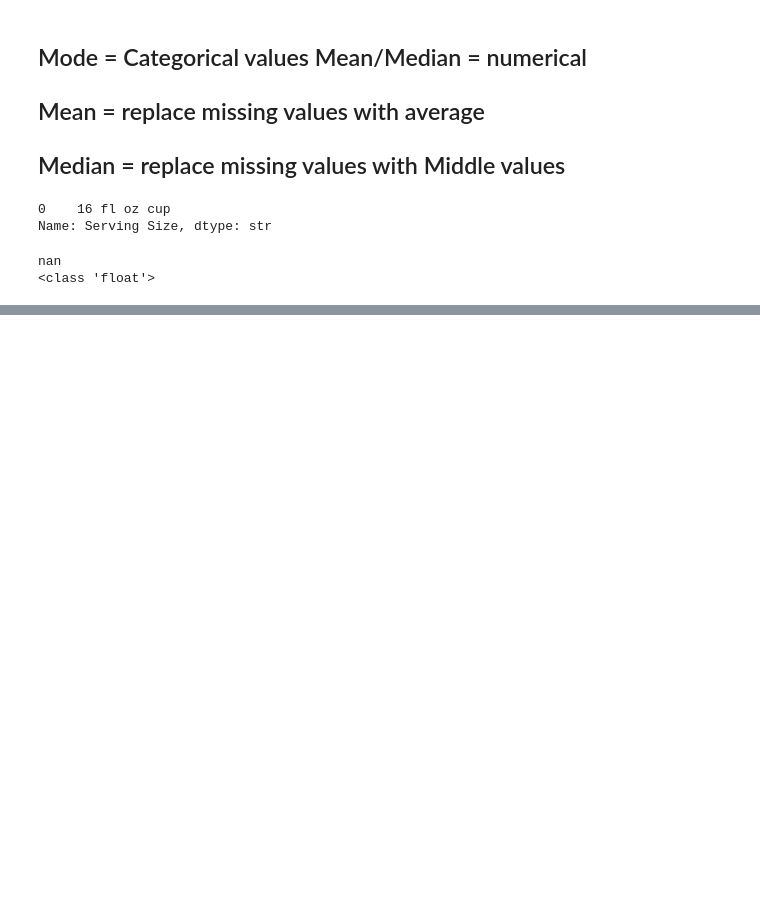
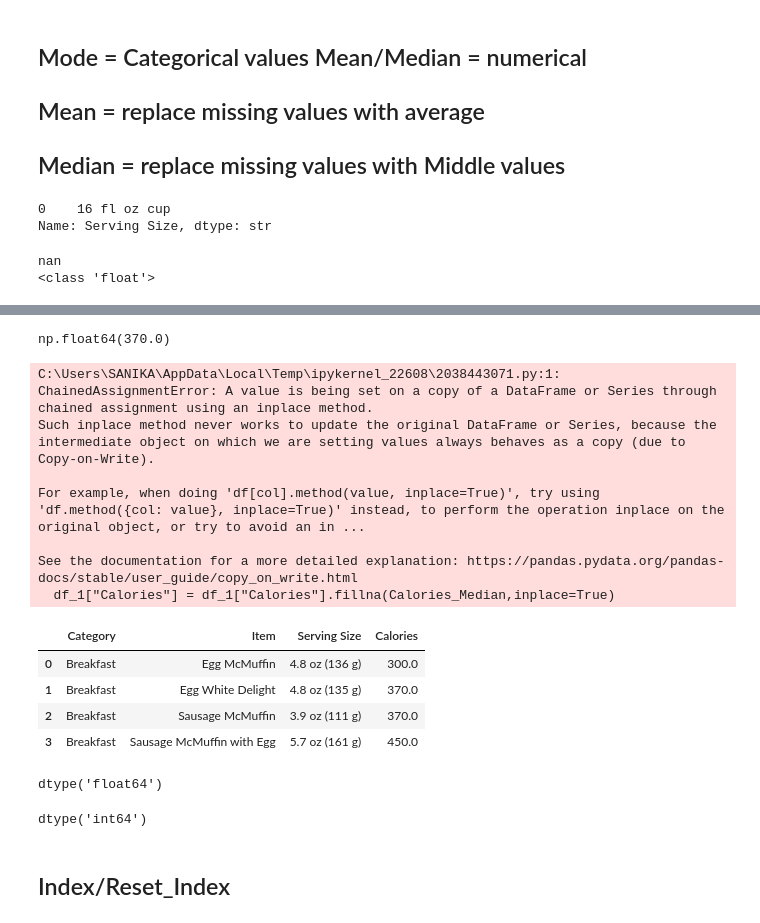
Before and after one commit to sanikamankar92/Python_Repository, a Jupyter notebook: Python3.ipynb, the cells around one changed output, grey strips where cells are left out. Drawn from its saved outputs; the diff is of its cells as text; code cells hidden in the pictures; blank space fills up the shorter version.

```diff
--- a/Python3.ipynb
+++ b/Python3.ipynb
@@ -582,0 +604,3 @@ nan
+# %%
+df_1 = df1.iloc[0:4,0:4]
+df_1
@@ -582,0 +613,6 @@ nan
+# %%
+df_1["Calories"] = df_1["Calories"].astype(str)
+df_1.iloc[1,3] = "Hello"
+# %%
+df_1["Calories"] = pd.to_numeric(df_1["Calories"],errors="coerce")
+df_1
@@ -582,0 +625,25 @@ nan
+# %%
+Calories_Median = df_1["Calories"].median()
+Calories_Median
+# %% [output]
+np.float64(370.0)
+# %%
+df_1["Calories"] = df_1["Calories"].fillna(Calories_Median,inplace=True)
+df_1
+# %% [output]
+C:\Users\SANIKA\AppData\Local\Temp\ipykernel_22608\2038443071.py:1: ChainedAssignmentError: A value is being set on a copy of a DataFrame or Series through chained assignment using an inplace method.
+Such inplace method never works to update the original DataFrame or Series, because the intermediate object on which we are setting values always behaves as a copy (due to Copy-on-Write).
+
+For example, when doing 'df[col].method(value, inplace=True)', try using 'df.method({col: value}, inplace=True)' instead, to perform the operation inplace on the original object, or try to avoid an in ...
+
+See the documentation for a more detailed explanation: https://pandas.pydata.org/pandas-docs/stable/user_guide/copy_on_write.html
+  df_1["Calories"] = df_1["Calories"].fillna(Calories_Median,inplace=True)
+|  | Category | Item | Serving Size | Calories |
+| 0 | Breakfast | Egg McMuffin | 4.8 oz (136 g) | 300.0 |
+| 1 | Breakfast | Egg White Delight | 4.8 oz (135 g) | 370.0 |
+| 2 | Breakfast | Sausage McMuffin | 3.9 oz (111 g) | 370.0 |
+| 3 | Breakfast | Sausage McMuffin with Egg | 5.7 oz (161 g) | 450.0 |
+# %%
+df_1["Calories"].dtype
+# %% [output]
+dtype('float64')
@@ -582,0 +652,6 @@ nan
+# %%
+df_1["Calories"].dtype
+# %% [output]
+dtype('int64')
+# %% [markdown]
+## Index/Reset_Index
```
Also changed, not shown: parts of 45 cells of this notebook.
